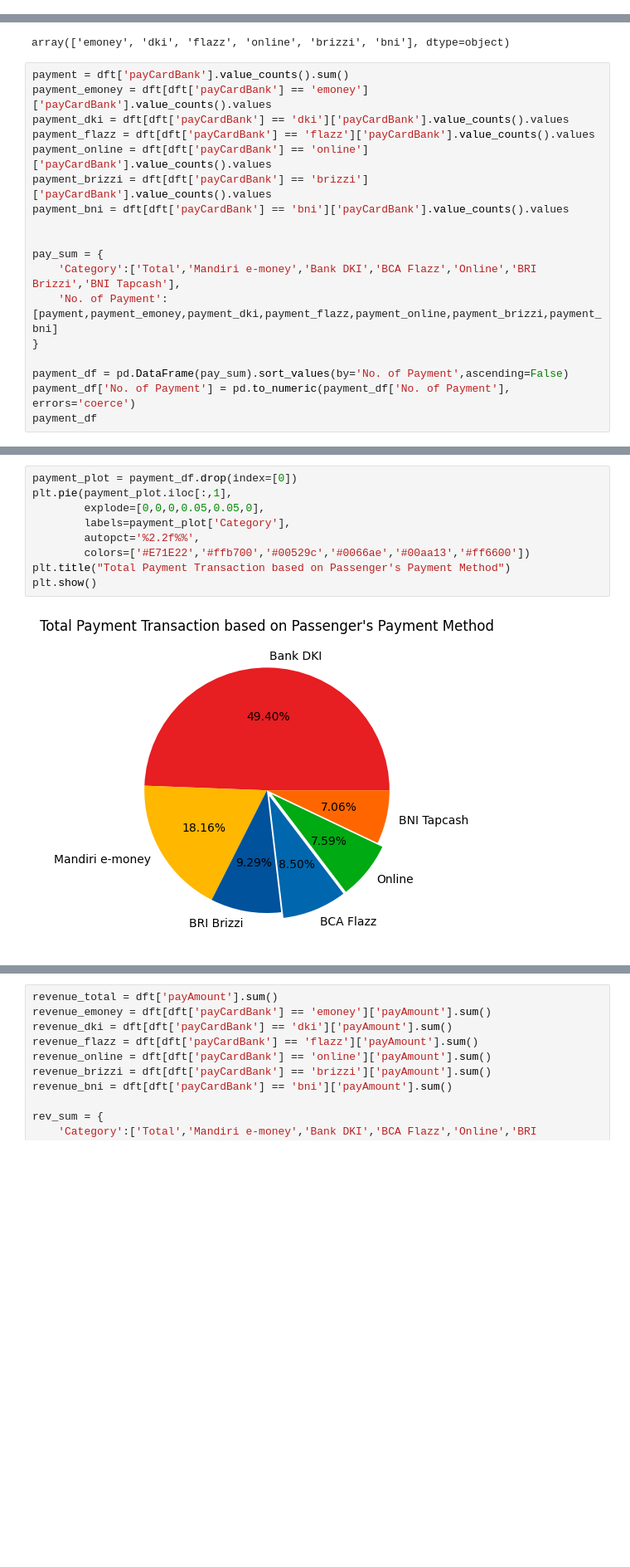
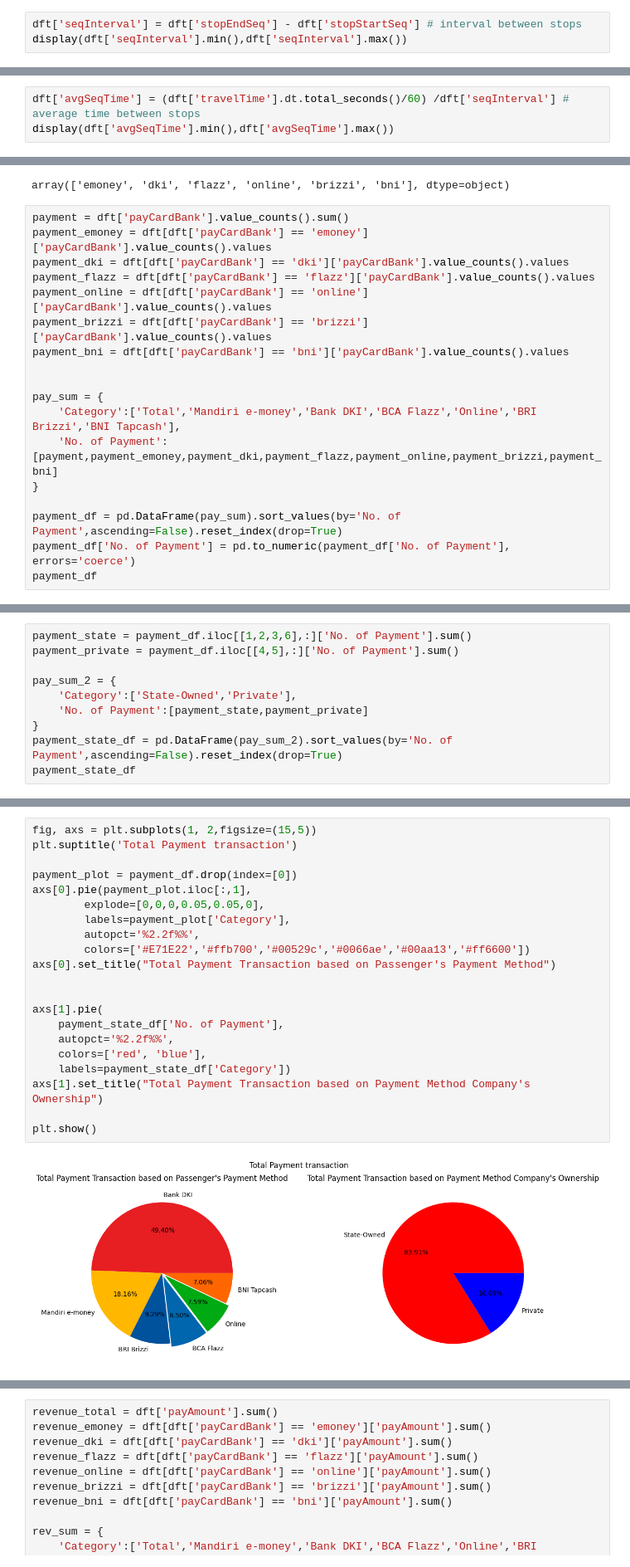
Before and after one commit to erlme/transjakarta, a Jupyter notebook: transjakarta_analysis.ipynb, the cells around one changed output, grey strips where cells are left out. Shown at 83% size. Saved outputs shown, nothing was run; the diff lists cells and outputs as text; blank space fills up the shorter version.

```diff
--- a/transjakarta_analysis.ipynb
+++ b/transjakarta_analysis.ipynb
@@ -671,0 +903,3 @@ Timedelta('0 days 03:50:00')
+# %%
+dft['seqInterval'] = dft['stopEndSeq'] - dft['stopStartSeq'] # interval between stops
+display(dft['seqInterval'].min(),dft['seqInterval'].max())
@@ -671,0 +909,3 @@ Timedelta('0 days 03:50:00')
+# %%
+dft['avgSeqTime'] = (dft['travelTime'].dt.total_seconds()/60) /dft['seqInterval'] # average time between stops
+display(dft['avgSeqTime'].min(),dft['avgSeqTime'].max())
@@ -976,7 +1403,7 @@ pay_sum = {
     'No. of Payment':[payment,payment_emoney,payment_dki,payment_flazz,payment_online,payment_brizzi,payment_bni]
 }
 
-payment_df = pd.DataFrame(pay_sum).sort_values(by='No. of Payment',ascending=False)
+payment_df = pd.DataFrame(pay_sum).sort_values(by='No. of Payment',ascending=False).reset_index(drop=True)
 payment_df['No. of Payment'] = pd.to_numeric(payment_df['No. of Payment'], errors='coerce')
 payment_df
 # %% [output]
@@ -990 +1417,11 @@ payment_df
 | 6 | BNI Tapcash | 2581 |
+# %%
+payment_state = payment_df.iloc[[1,2,3,6],:]['No. of Payment'].sum()
+payment_private = payment_df.iloc[[4,5],:]['No. of Payment'].sum()
+
+pay_sum_2 = {
+    'Category':['State-Owned','Private'],
+    'No. of Payment':[payment_state,payment_private]
+}
+payment_state_df = pd.DataFrame(pay_sum_2).sort_values(by='No. of Payment',ascending=False).reset_index(drop=True)
+payment_state_df
@@ -991,11 +1432,23 @@ payment_df
 # %%
+fig, axs = plt.subplots(1, 2,figsize=(15,5))
+plt.suptitle('Total Payment transaction')
+
 payment_plot = payment_df.drop(index=[0])
-plt.pie(payment_plot.iloc[:,1],
+axs[0].pie(payment_plot.iloc[:,1],
         explode=[0,0,0,0.05,0.05,0],
         labels=payment_plot['Category'],
         autopct='%2.2f%%',
         colors=['#E71E22','#ffb700','#00529c','#0066ae','#00aa13','#ff6600'])
-plt.title("Total Payment Transaction based on Passenger's Payment Method")
+axs[0].set_title("Total Payment Transaction based on Passenger's Payment Method")
+
+
+axs[1].pie(
+    payment_state_df['No. of Payment'],
+    autopct='%2.2f%%',
+    colors=['red', 'blue'],
+    labels=payment_state_df['Category'])
+axs[1].set_title("Total Payment Transaction based on Payment Method Company's Ownership")
+
 plt.show()
 # %% [output]
-[figure, old version]
+[figure, new version]
```
Also changed, not shown: parts of 221 cells of this notebook.
